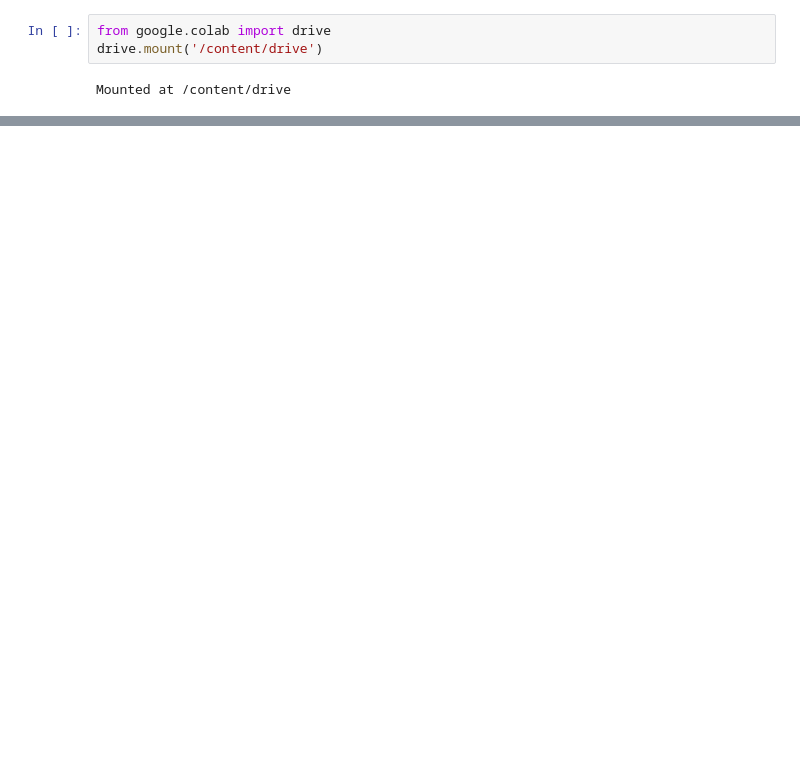
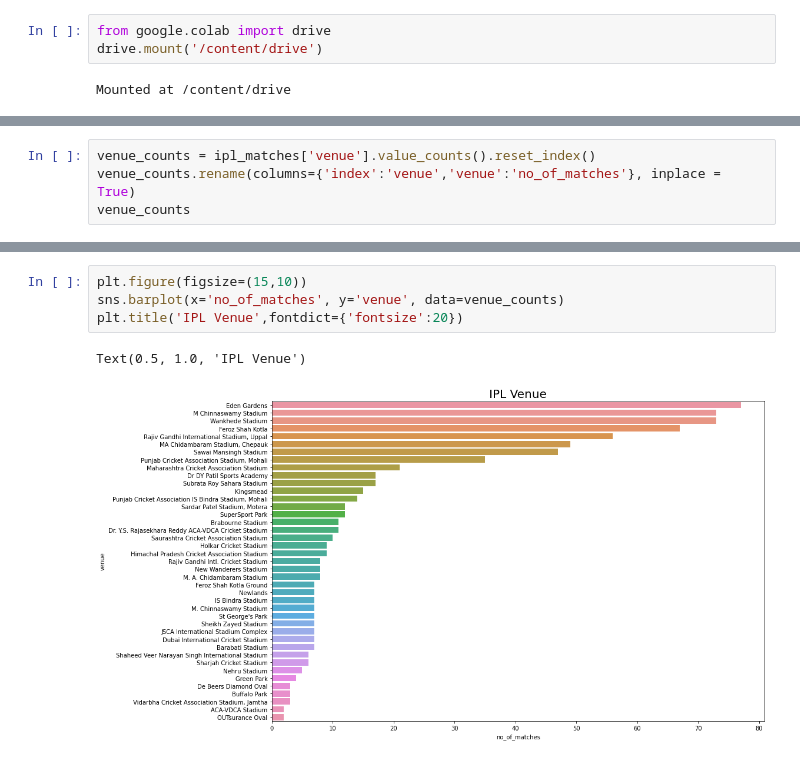
Before and after one commit to anshudhanshu/IPL-Dataset-Analysis, a Jupyter notebook: Sudhanshu_Rawat_Team_3_Capstone_Project.ipynb, the cells around one changed output, grey strips where cells are left out. Cells and saved outputs as stored; diff of their text form; blank space fills up the shorter version.

```diff
--- a/Sudhanshu_Rawat_Team_3_Capstone_Project.ipynb
+++ b/Sudhanshu_Rawat_Team_3_Capstone_Project.ipynb
@@ -88,0 +296,4 @@ df.describe(include='object')
+# %%
+venue_counts = ipl_matches['venue'].value_counts().reset_index()
+venue_counts.rename(columns={'index':'venue','venue':'no_of_matches'}, inplace = True)
+venue_counts
@@ -88,0 +318,7 @@ df.describe(include='object')
+# %%
+plt.figure(figsize=(15,10))
+sns.barplot(x='no_of_matches', y='venue', data=venue_counts)
+plt.title('IPL Venue',fontdict={'fontsize':20})
+# %% [output]
+Text(0.5, 1.0, 'IPL Venue')
+[figure, added]
```
Also changed, not shown: parts of 39 cells of this notebook.
